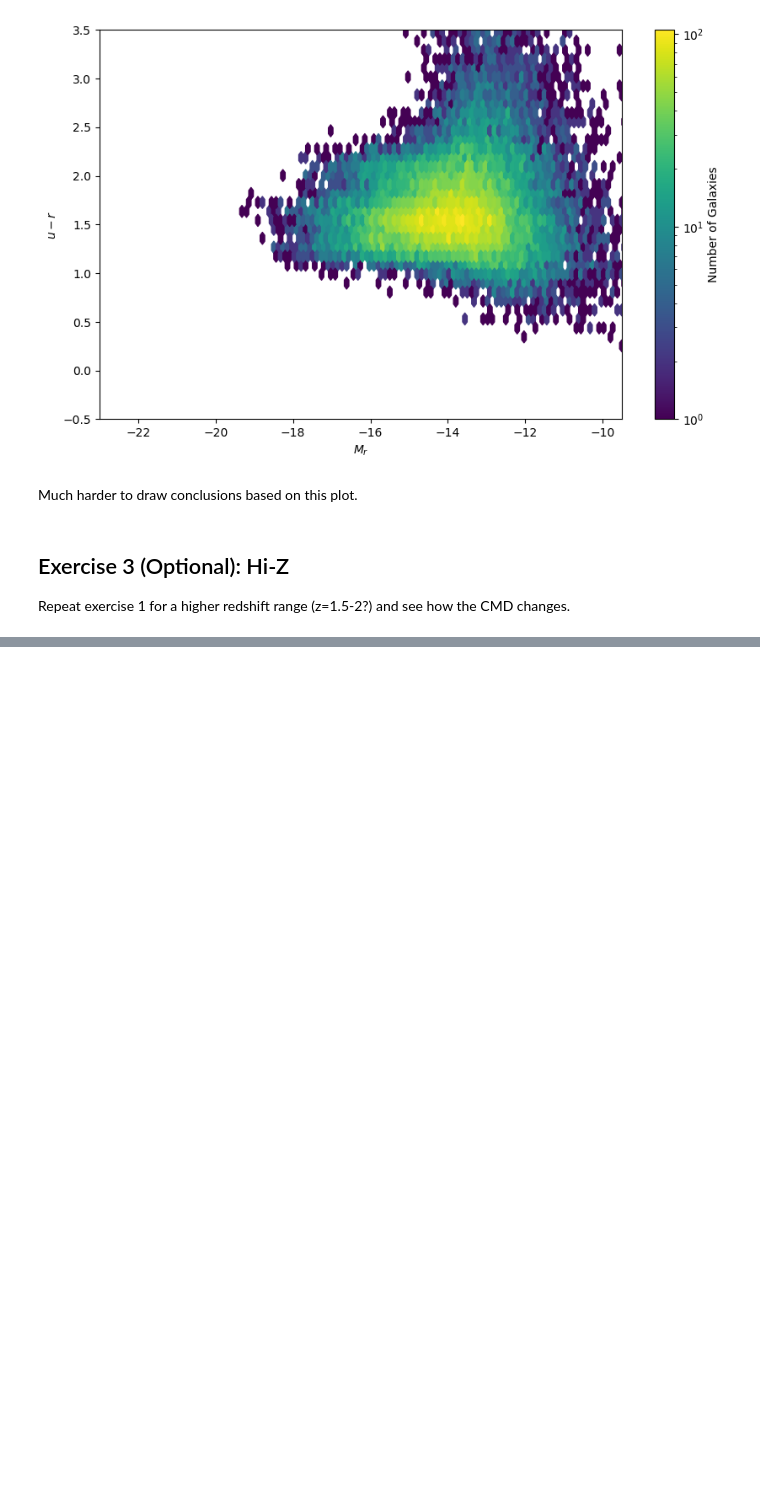
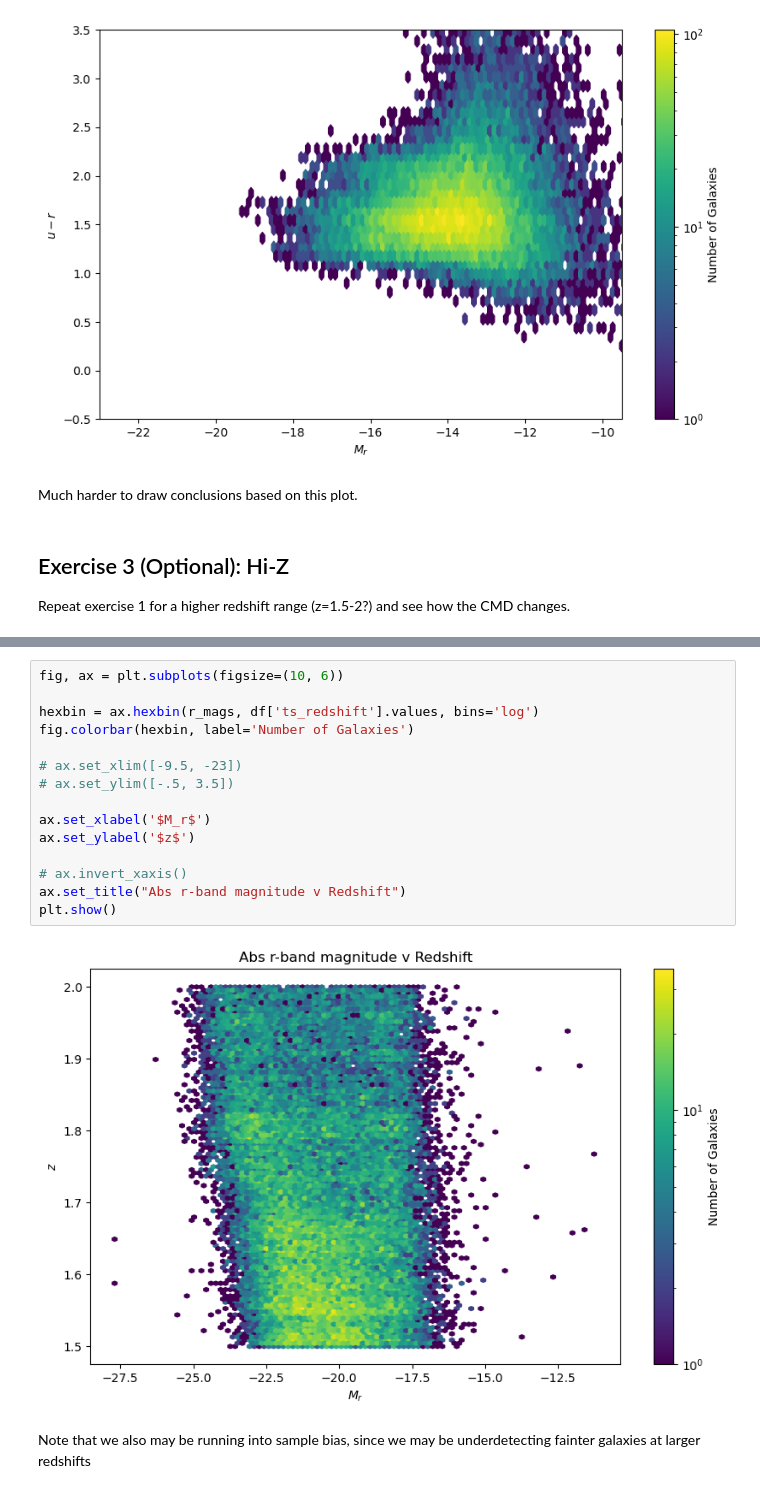
Before and after one commit to ykwang1/astr597-survey-science, a Jupyter notebook: HW/HW5.ipynb, the cells around one changed output, grey strips where cells are left out. Drawn from its saved outputs; the diff is of its cells as text; blank space fills up the shorter version.

```diff
--- a/HW/HW5.ipynb
+++ b/HW/HW5.ipynb
@@ -449,0 +531,19 @@ Repeat exercise 1 for a higher redshift range (z=1.5-2?) and see how the CMD cha
+# %%
+fig, ax = plt.subplots(figsize=(10, 6))
+
+hexbin = ax.hexbin(r_mags, df['ts_redshift'].values, bins='log')
+fig.colorbar(hexbin, label='Number of Galaxies')
+
+# ax.set_xlim([-9.5, -23])
+# ax.set_ylim([-.5, 3.5])
+
+ax.set_xlabel('$M_r$')
+ax.set_ylabel('$z$')
+
+# ax.invert_xaxis()
+ax.set_title("Abs r-band magnitude v Redshift")
+plt.show()
+# %% [output]
+[figure, added]
+# %% [markdown]
+Note that we also may be running into sample bias, since we may be underdetecting fainter galaxies at larger redshifts
```
Also changed, not shown: parts of 9 cells of this notebook.
